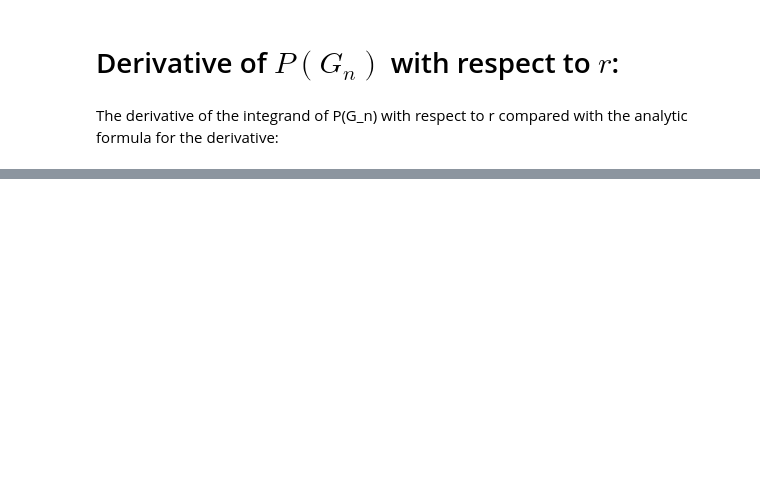
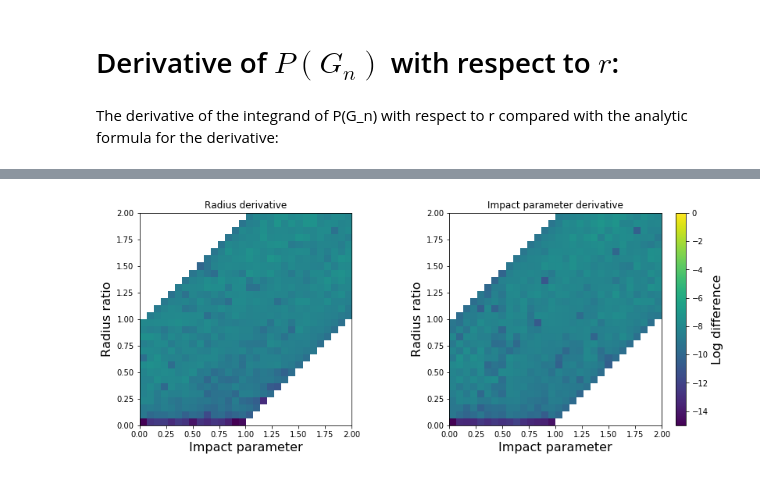
Before and after one commit to rodluger/Limbdark.jl, a Jupyter notebook: proofs/dpdr.ipynb, the cells around one changed output, grey strips where cells are left out. Drawn from its saved outputs; the diff is of its cells as text; code cells hidden in the pictures; blank space fills up the shorter version.

```diff
--- a/proofs/dpdr.ipynb
+++ b/proofs/dpdr.ipynb
@@ -99,0 +84,4 @@ simplify(dpdr_diff)
+# %%
+plot(4)
+# %% [output]
+[figure, added]
```
Also changed, not shown: parts of 39 cells of this notebook.
